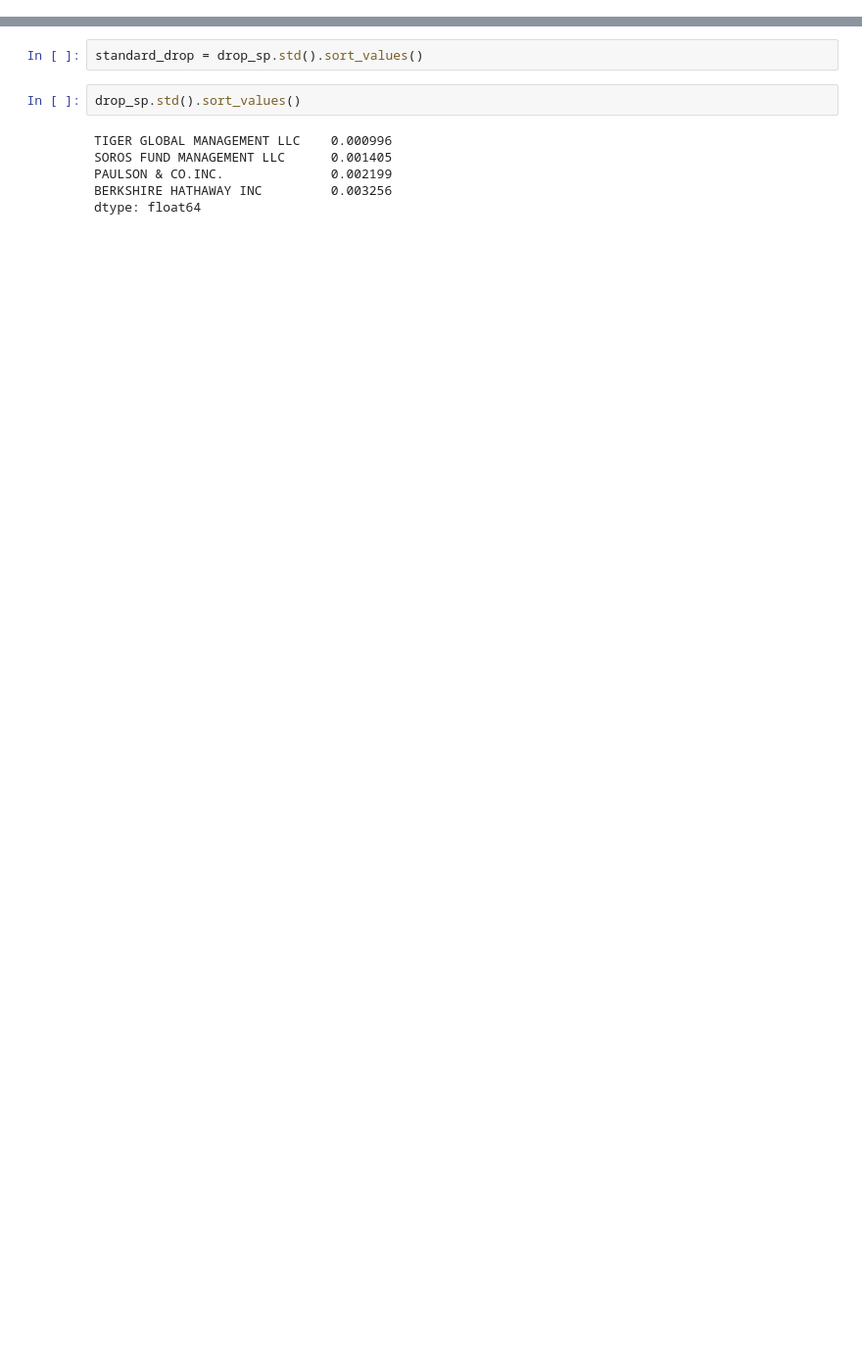
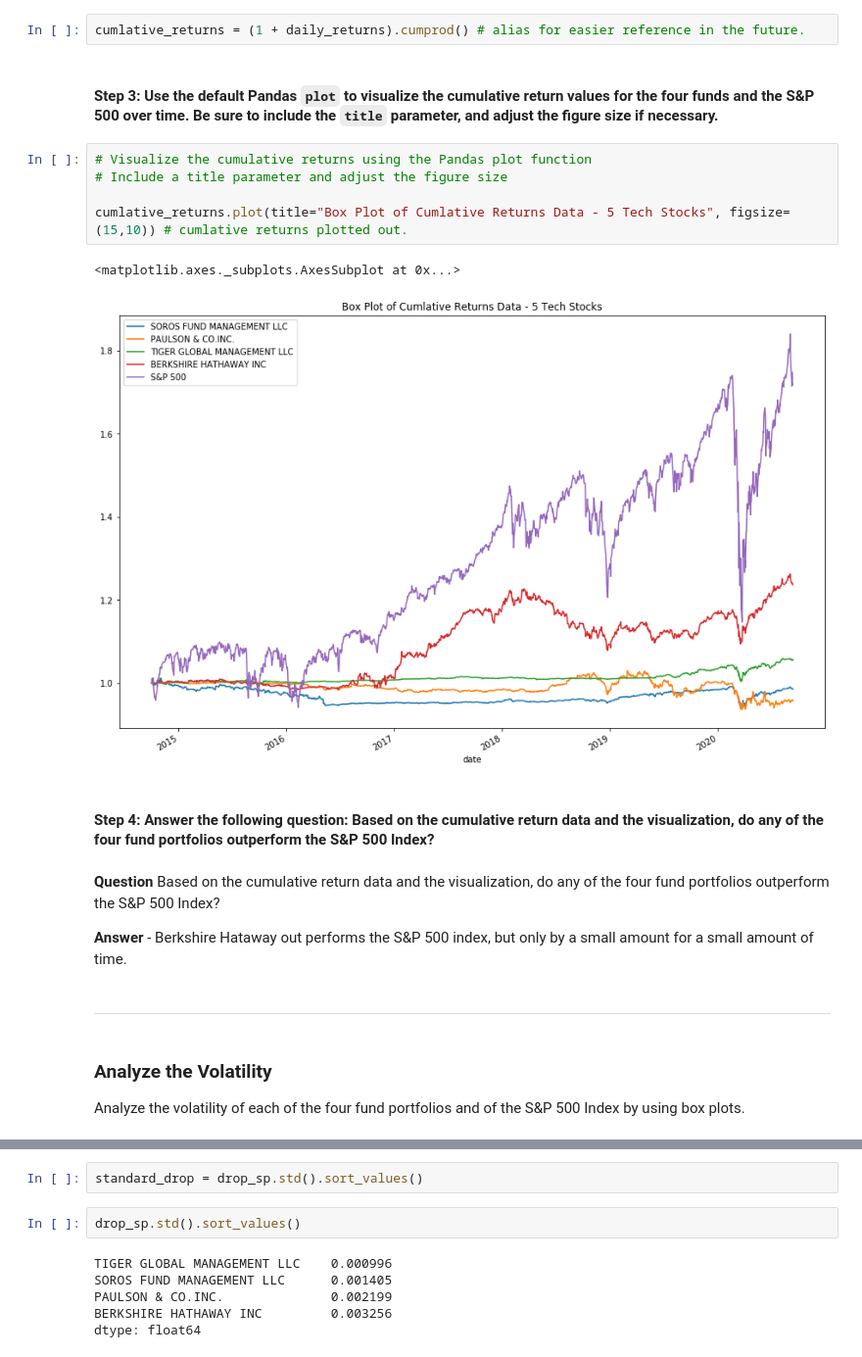
Before and after one commit to nustalgic/Module-4-Challenge, a Jupyter notebook: M4_Starter_Code/whale_analysis.ipynb, the cells around one changed output, grey strips where cells are left out. Shown: that part at 98% size. Drawn from its saved outputs; the diff is of its cells as text; blank space fills up the shorter version.

```diff
--- a/M4_Starter_Code/whale_analysis.ipynb
+++ b/M4_Starter_Code/whale_analysis.ipynb
@@ -86,0 +179,24 @@ dtype: float64
+# %%
+cumlative_returns = (1 + daily_returns).cumprod() # alias for easier reference in the future.
+# %% [markdown]
+#### Step 3: Use the default Pandas `plot` to visualize the cumulative return values for the four funds and the S&P 500 over time. Be sure to include the `title` parameter, and adjust the figure size if necessary.
+# %%
+# Visualize the cumulative returns using the Pandas plot function
+# Include a title parameter and adjust the figure size
+
+cumlative_returns.plot(title="Box Plot of Cumlative Returns Data - 5 Tech Stocks", figsize=(15,10)) # cumlative returns plotted out.
+# %% [output]
+<matplotlib.axes._subplots.AxesSubplot at 0x...>
+[figure, added]
+# %% [markdown]
+#### Step 4: Answer the following question: Based on the cumulative return data and the visualization, do any of the four fund portfolios outperform the S&P 500 Index?
+# %% [markdown]
+**Question** Based on the cumulative return data and the visualization, do any of the four fund portfolios outperform the S&P 500 Index?
+
+**Answer** - Berkshire Hataway out performs the S&P 500 index, but only by a small amount for a small amount of time.
+# %% [markdown]
+---
+# %% [markdown]
+### Analyze the Volatility
+
+Analyze the volatility of each of the four fund portfolios and of the S&P 500 Index by using box plots.
```
Also changed, not shown: parts of 123 cells of this notebook, 1 other file.
